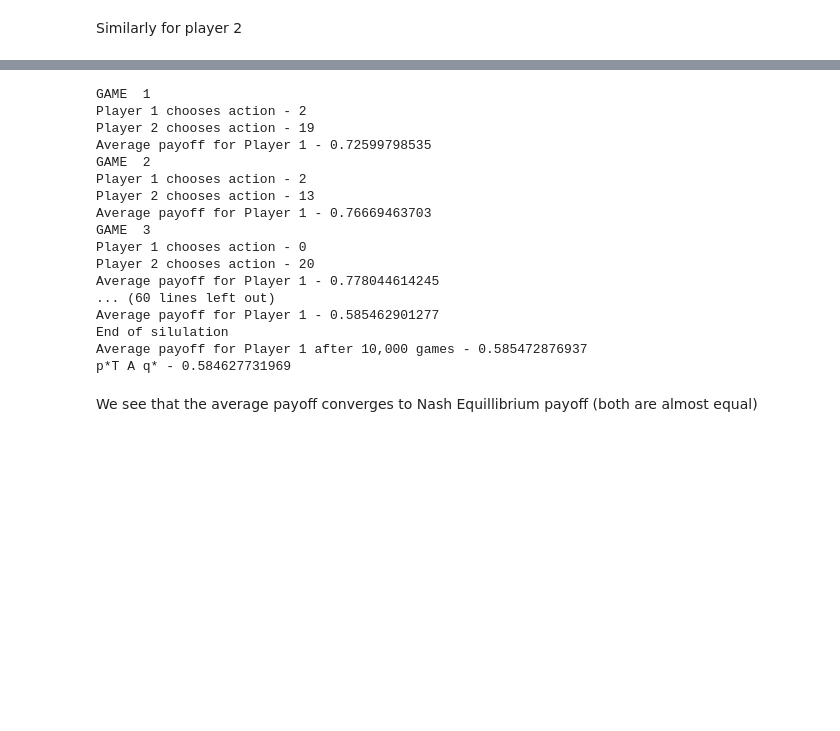
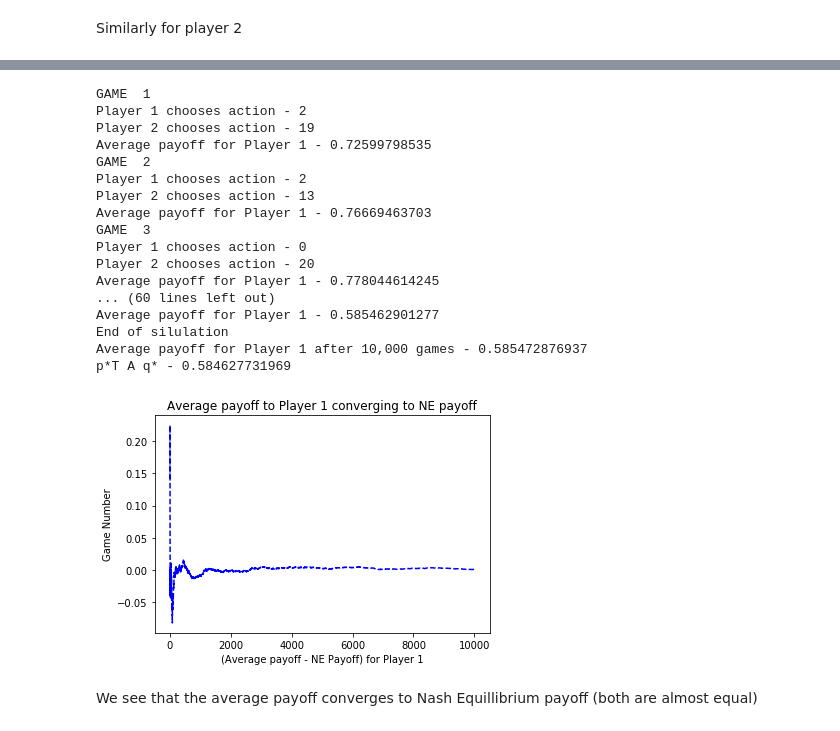
Before and after one commit to tendolkar3/course-game-theory, a Jupyter notebook: Assignments/1/ECE6194.04 Game Theory Assignment 1.ipynb, the cells around one changed output, grey strips where cells are left out. Saved outputs shown, nothing was run; the diff lists cells and outputs as text; code cells hidden in the pictures; blank space fills up the shorter version.

```diff
--- a/Assignments/1/ECE6194.04 Game Theory Assignment 1.ipynb
+++ b/Assignments/1/ECE6194.04 Game Theory Assignment 1.ipynb
@@ -436,12 +457,15 @@ random_generator_for_p2 = np.random.RandomState()
 random_generator_for_p1.seed(63)
 random_generator_for_p2.seed(36)
 
+history_of_average_payoff_to_p1 = []
+
 for i in range(1,10001):
     current_choice_of_action_for_p1 = random_generator_for_p1.choice(actions_of_p1, 1, p=p_star)
     current_choice_of_action_for_p2 = random_generator_for_p2.choice(actions_of_p2, 1, p=q_star)
 #     print(current_choice_of_action_for_p1[0],current_choice_of_action_for_p2[0],A,A[current_choice_of_action_for_p1[0]][current_choice_of_action_for_p2[0]])
     payoff_for_p1 = A[current_choice_of_action_for_p1[0]][current_choice_of_action_for_p2[0]]
     average_payoff_to_p1 = (average_payoff_to_p1*(i-1)+payoff_for_p1)/i
+    history_of_average_payoff_to_p1.append(average_payoff_to_p1)
     if i<=3:
         print("GAME ",i)
         print("Player 1 chooses action -",current_choice_of_action_for_p1[0])
@@ -477,34 +501,46 @@ for i in range(1,10001):
         print("Average payoff for Player 1 -",average_payoff_to_p1)
     if i==5001:
         print("...")
     if i>=9998 and i<10000:
         print("GAME ",i)
         print("Player 1 chooses action -",current_choice_of_action_for_p1[0])
         print("Player 2 chooses action -",current_choice_of_action_for_p2[0])
         print("Average payoff for Player 1 -",average_payoff_to_p1)
     if i==10000:
         print("End of silulation")
 
 print("Average payoff for Player 1 after 10,000 games -",average_payoff_to_p1)
-print("p*T A q* -",np.transpose(p_star).dot(A).dot(q_star))
+NE_payoff = np.transpose(p_star).dot(A).dot(q_star)
+print("p*T A q* -",NE_payoff)
+
+%matplotlib inline
+import matplotlib.pyplot as plt
+plt.plot(range(1,len(history_of_average_payoff_to_p1)+1),
+         np.subtract(history_of_average_payoff_to_p1,NE_payoff),
+         'b--')
+plt.title("Average payoff to Player 1 converging to NE payoff")
+plt.xlabel("(Average payoff - NE Payoff) for Player 1")
+plt.ylabel("Game Number")
+plt.show()
 # %% [output]
 GAME  1
 Player 1 chooses action - 2
 Player 2 chooses action - 19
 Average payoff for Player 1 - 0.72599798535
 GAME  2
 Player 1 chooses action - 2
 Player 2 chooses action - 13
 Average payoff for Player 1 - 0.76669463703
 GAME  3
 Player 1 chooses action - 0
 Player 2 chooses action - 20
 Average payoff for Player 1 - 0.778044614245
 ... (60 lines left out)
 Average payoff for Player 1 - 0.585462901277
 End of silulation
 Average payoff for Player 1 after 10,000 games - 0.585472876937
 p*T A q* - 0.584627731969
+[figure, added]
 # %% [markdown]
 We see that the average payoff converges to Nash Equillibrium payoff (both are almost equal)
 # %% [markdown]
```
Also changed, not shown: parts of 13 cells of this notebook, 1 other file.
